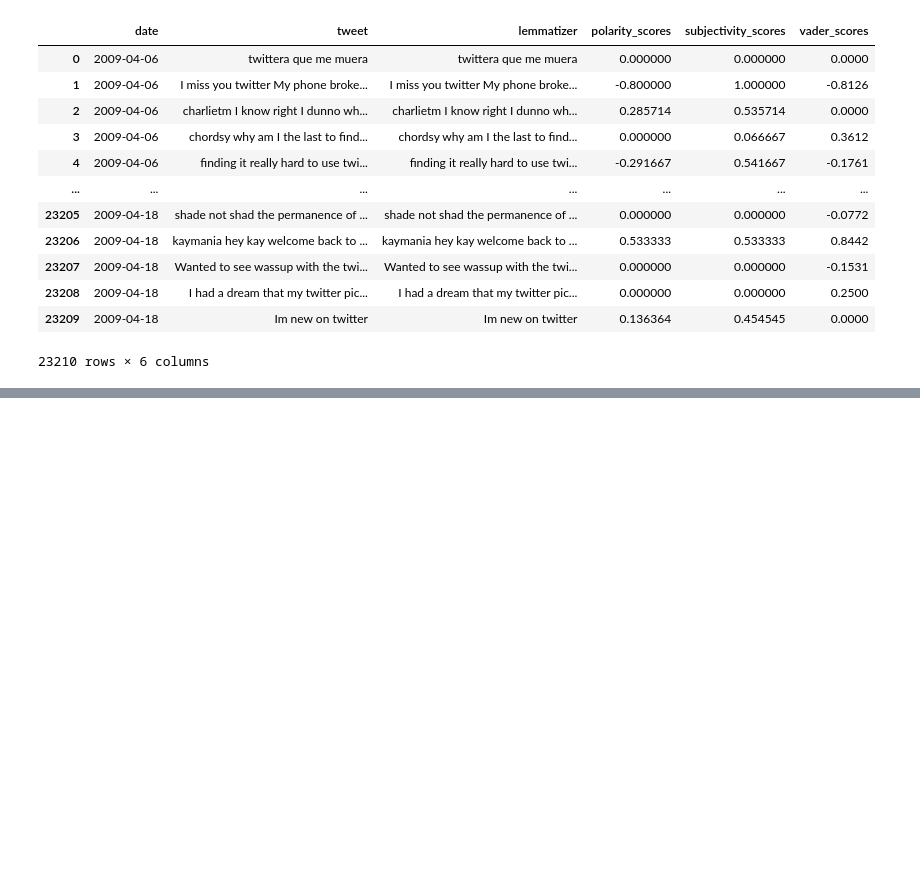
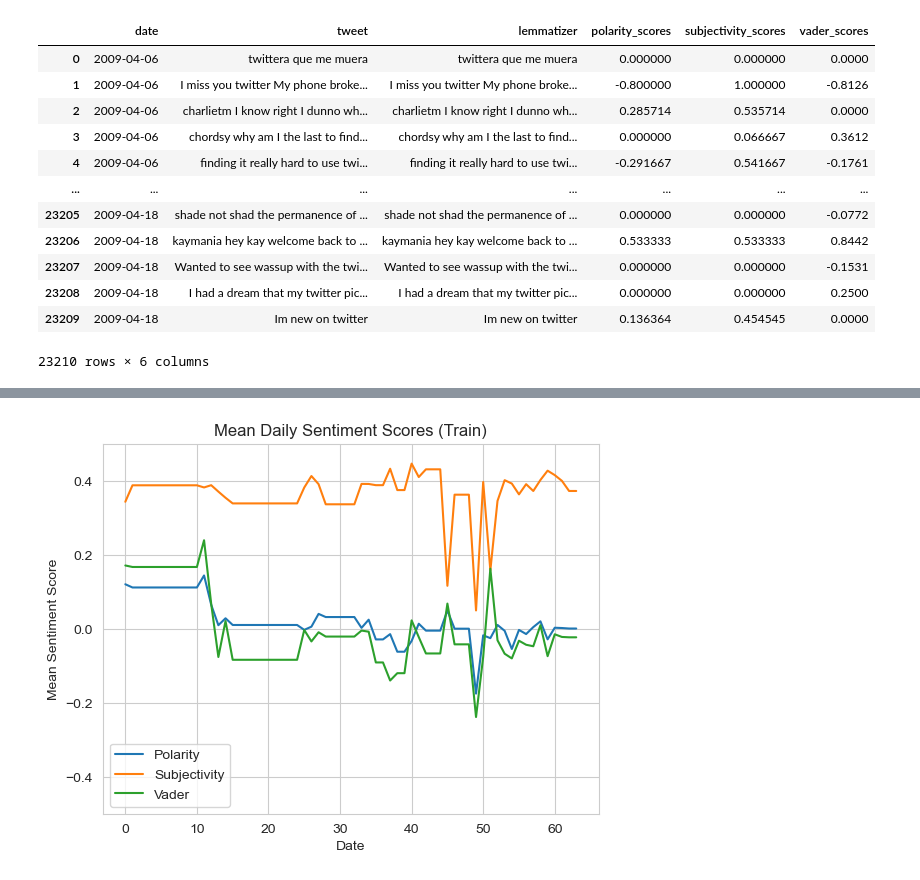
Before and after one commit to sbs23038/Integrated_CA2_Sem2, a Jupyter notebook: SBS23038_Sem2_CA2_2.ipynb, the cells around one changed output, grey strips where cells are left out. Cells and saved outputs as stored; diff of their text form; code cells hidden in the pictures; blank space fills up the shorter version.

```diff
--- a/SBS23038_Sem2_CA2_2.ipynb
+++ b/SBS23038_Sem2_CA2_2.ipynb
@@ -380,0 +519,20 @@ plt.show()
+# %%
+# Split data into train-test
+
+data_train = ts_df[0:int(len(ts_df)*.8)]
+data_test  = ts_df[int(len(ts_df)*.8):]
+
+print(f"Train dates : {data_train['date'][0]} --- {data_train['date'][len(data_train) - 1]}  (n={len(data_train)})")
+print(f"Test dates  : {data_test['date'][int(len(ts_df)*.8)]} --- {data_test['date'][len(ts_df) - 1]}  (n={len(data_test)})")
+
+plt.plot(data_train['polarity_scores'],label='Polarity')
+plt.plot(data_train['subjectivity_scores'],label="Subjectivity")
+plt.plot(data_train['vader_scores'],label='Vader')
+plt.title("Mean Daily Sentiment Scores (Train)")
+plt.xlabel("Date")
+plt.ylabel("Mean Sentiment Score")
+plt.legend()
+ax = plt.gca()
+ax.set_ylim([-0.5, 0.5])
+plt.show()
+# %% [output]
@@ -380,0 +541 @@ plt.show()
+[figure, added]
```
Also changed, not shown: parts of 86 cells of this notebook.
